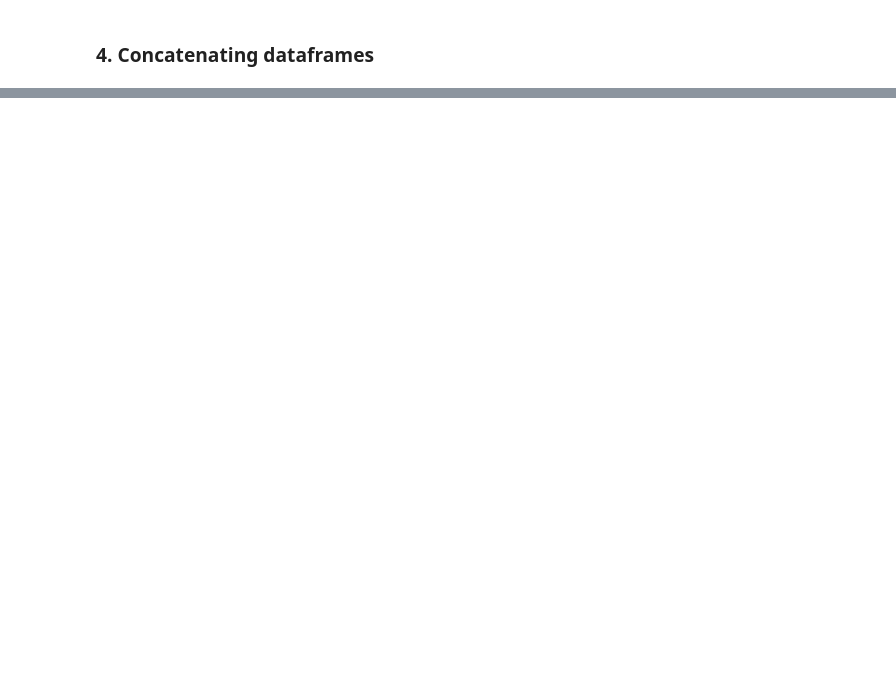
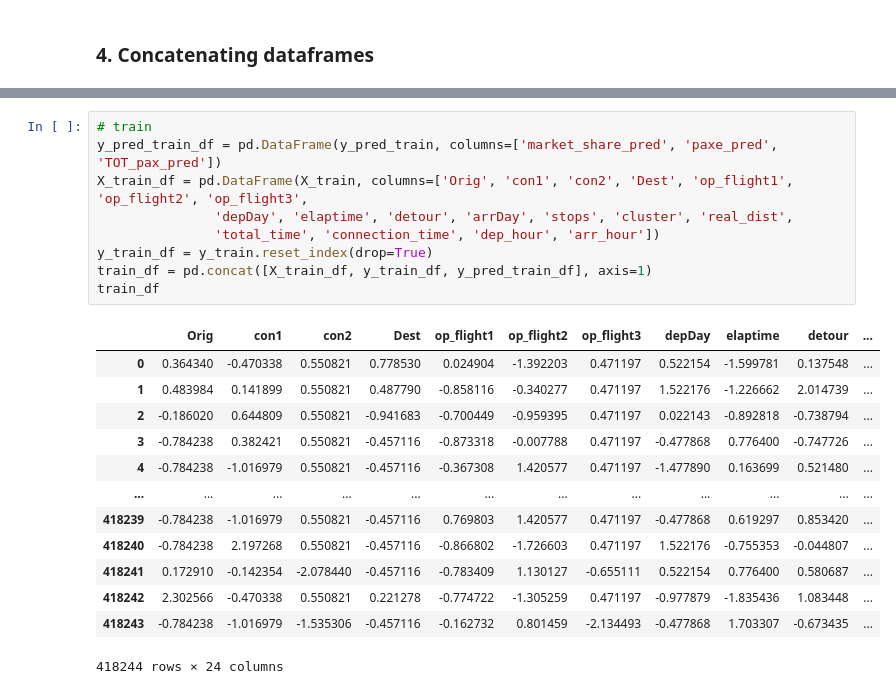
Before and after one commit to youngseo1108/pdsp2023, a Jupyter notebook: backend/rf_again.ipynb, the cells around one changed output, grey strips where cells are left out. Drawn from its saved outputs; the diff is of its cells as text; blank space fills up the shorter version.

```diff
--- a/backend/rf_again.ipynb
+++ b/backend/rf_again.ipynb
@@ -73,0 +124,23 @@ df_new = pd.concat([train_df, test_df] axis=0).reset_index(drop=True)
+# %%
+# train
+y_pred_train_df = pd.DataFrame(y_pred_train, columns=['market_share_pred', 'paxe_pred', 'TOT_pax_pred'])
+X_train_df = pd.DataFrame(X_train, columns=['Orig', 'con1', 'con2', 'Dest', 'op_flight1', 'op_flight2', 'op_flight3',
+               'depDay', 'elaptime', 'detour', 'arrDay', 'stops', 'cluster', 'real_dist',
+               'total_time', 'connection_time', 'dep_hour', 'arr_hour'])
+y_train_df = y_train.reset_index(drop=True)
+train_df = pd.concat([X_train_df, y_train_df, y_pred_train_df], axis=1)
+train_df
+# %% [output]
+|  | Orig | con1 | con2 | Dest | op_flight1 | op_flight2 | op_flight3 | depDay | elaptime | detour | ... |
+| 0 | 0.364340 | -0.470338 | 0.550821 | 0.778530 | 0.024904 | -1.392203 | 0.471197 | 0.522154 | -1.599781 | 0.137548 | ... |
+| 1 | 0.483984 | 0.141899 | 0.550821 | 0.487790 | -0.858116 | -0.340277 | 0.471197 | 1.522176 | -1.226662 | 2.014739 | ... |
+| 2 | -0.186020 | 0.644809 | 0.550821 | -0.941683 | -0.700449 | -0.959395 | 0.471197 | 0.022143 | -0.892818 | -0.738794 | ... |
+| 3 | -0.784238 | 0.382421 | 0.550821 | -0.457116 | -0.873318 | -0.007788 | 0.471197 | -0.477868 | 0.776400 | -0.747726 | ... |
+| 4 | -0.784238 | -1.016979 | 0.550821 | -0.457116 | -0.367308 | 1.420577 | 0.471197 | -1.477890 | 0.163699 | 0.521480 | ... |
+| ... | ... | ... | ... | ... | ... | ... | ... | ... | ... | ... | ... |
+| 418239 | -0.784238 | -1.016979 | 0.550821 | -0.457116 | 0.769803 | 1.420577 | 0.471197 | -0.477868 | 0.619297 | 0.853420 | ... |
+| 418240 | -0.784238 | 2.197268 | 0.550821 | -0.457116 | -0.866802 | -1.726603 | 0.471197 | 1.522176 | -0.755353 | -0.044807 | ... |
+| 418241 | 0.172910 | -0.142354 | -2.078440 | -0.457116 | -0.783409 | 1.130127 | -0.655111 | 0.522154 | 0.776400 | 0.580687 | ... |
+| 418242 | 2.302566 | -0.470338 | 0.550821 | 0.221278 | -0.774722 | -1.305259 | 0.471197 | -0.977879 | -1.835436 | 1.083448 | ... |
+| 418243 | -0.784238 | -1.016979 | -1.535306 | -0.457116 | -0.162732 | 0.801459 | -2.134493 | -0.477868 | 1.703307 | -0.673435 | ... |
+418244 rows × 24 columns
```
Also changed, not shown: parts of 10 cells of this notebook, 20 other files.
